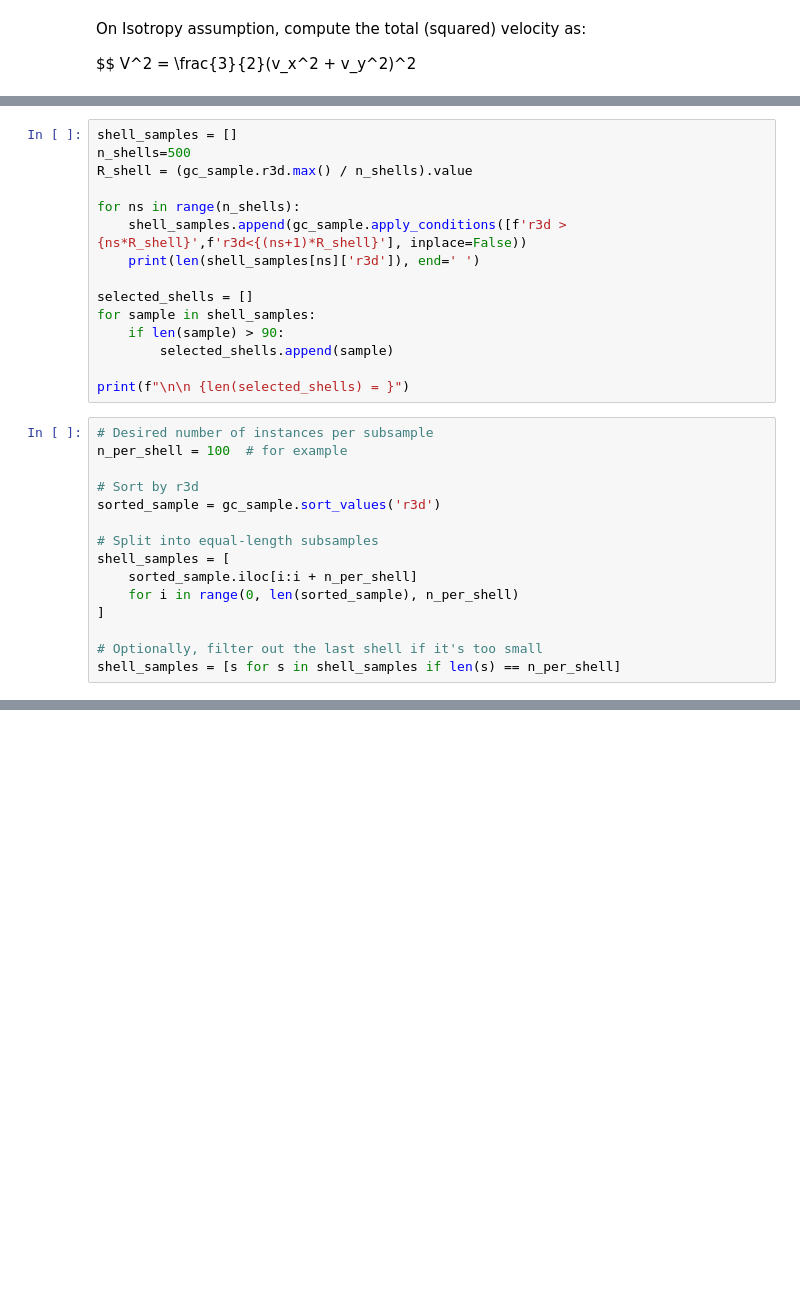
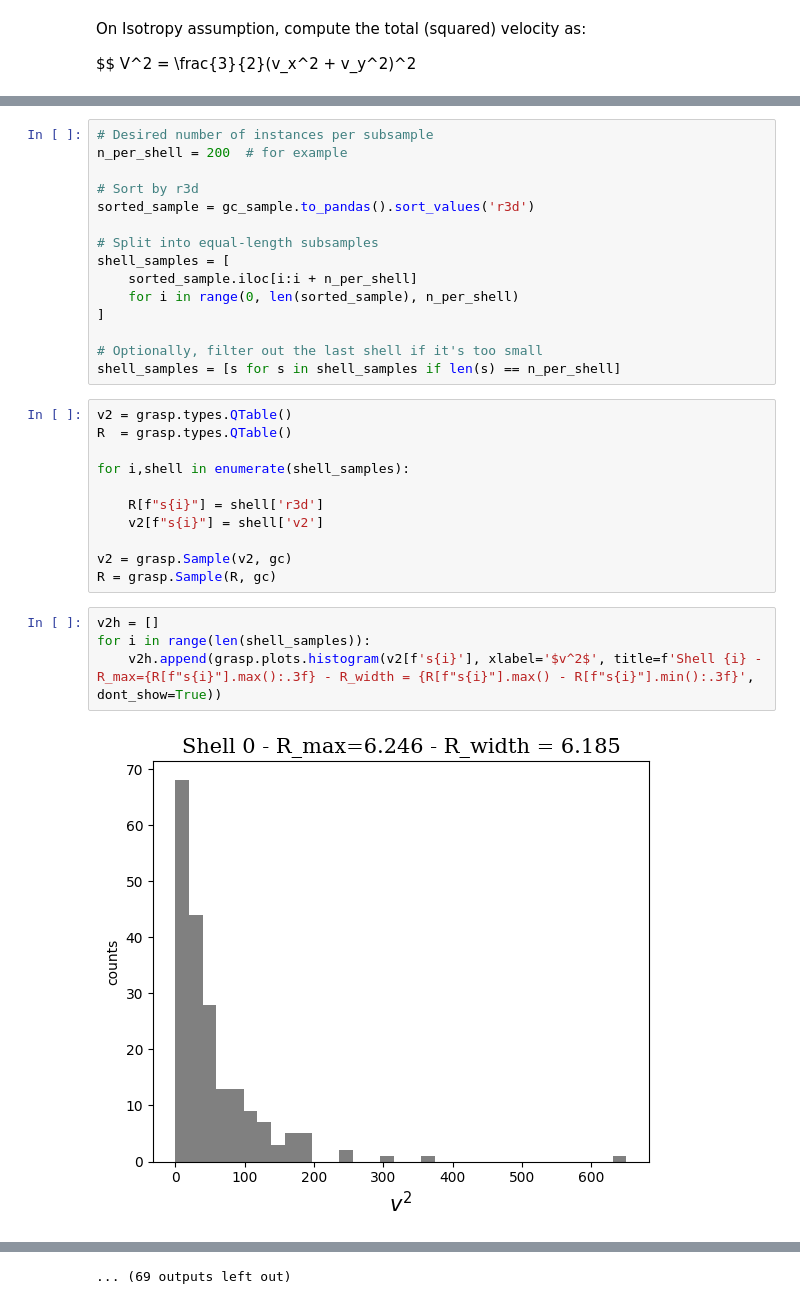
Before and after one commit to pietroferraiuolo/GRASP, a Jupyter notebook: scripts/n6121_analysis.ipynb, the cells around one changed output, grey strips where cells are left out. Cells and saved outputs as stored; diff of their text form; blank space fills up the shorter version.

```diff
--- a/scripts/n6121_analysis.ipynb
+++ b/scripts/n6121_analysis.ipynb
@@ -606,24 +710,9 @@ v2h = grasp.plots.histogram(
-# %%
-shell_samples = []
-n_shells=500
-R_shell = (gc_sample.r3d.max() / n_shells).value
-
-for ns in range(n_shells):
-    shell_samples.append(gc_sample.apply_conditions([f'r3d > {ns*R_shell}',f'r3d<{(ns+1)*R_shell}'], inplace=False))
-    print(len(shell_samples[ns]['r3d']), end=' ')
-
-selected_shells = []
-for sample in shell_samples:
-    if len(sample) > 90:
-        selected_shells.append(sample)
-
-print(f"\n\n {len(selected_shells) = }")
 # %%
 # Desired number of instances per subsample
-n_per_shell = 100  # for example
+n_per_shell = 200  # for example
 
 # Sort by r3d
-sorted_sample = gc_sample.sort_values('r3d')
+sorted_sample = gc_sample.to_pandas().sort_values('r3d')
 
 # Split into equal-length subsamples
 shell_samples = [
@@ -633,3 +722,20 @@ shell_samples = [
 
 # Optionally, filter out the last shell if it's too small
 shell_samples = [s for s in shell_samples if len(s) == n_per_shell]
+# %%
+v2 = grasp.types.QTable()
+R  = grasp.types.QTable()
+
+for i,shell in enumerate(shell_samples):
+
+    R[f"s{i}"] = shell['r3d']
+    v2[f"s{i}"] = shell['v2']
+
+v2 = grasp.Sample(v2, gc)
+R = grasp.Sample(R, gc)
+# %%
+v2h = []
+for i in range(len(shell_samples)):
+    v2h.append(grasp.plots.histogram(v2[f's{i}'], xlabel='$v^2$', title=f'Shell {i} - R_max={R[f"s{i}"].max():.3f} - R_width = {R[f"s{i}"].max() - R[f"s{i}"].min():.3f}', dont_show=True))
+# %% [output]
+[figure, added]
@@ -635,0 +753 @@ shell_samples = [s for s in shell_samples if len(s) == n_per_shell]
+... (69 outputs left out)
```
Also changed, not shown: parts of 38 cells of this notebook, 2 other files.
